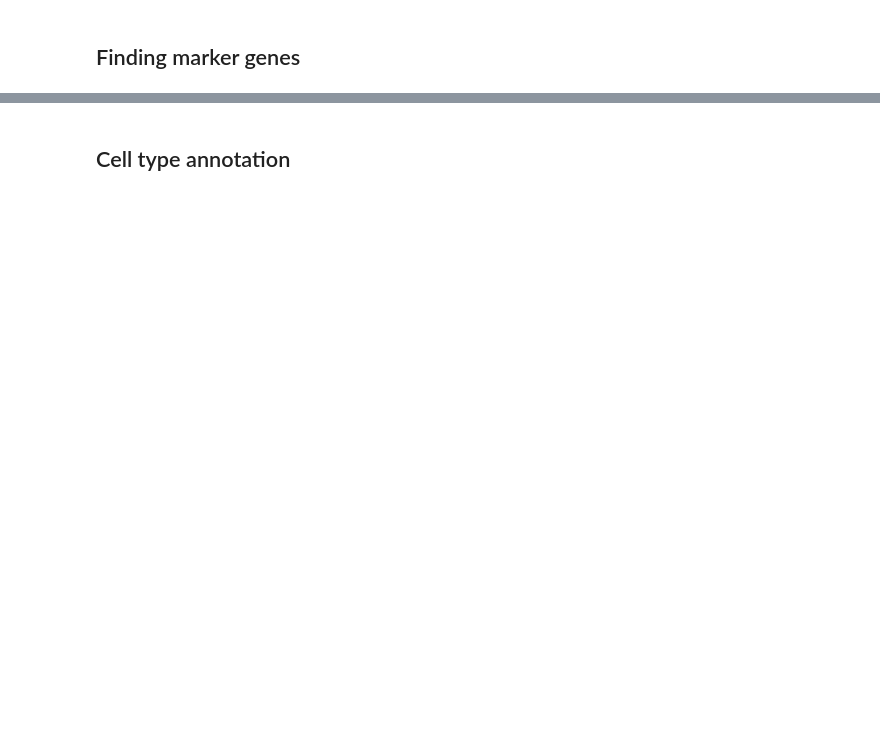
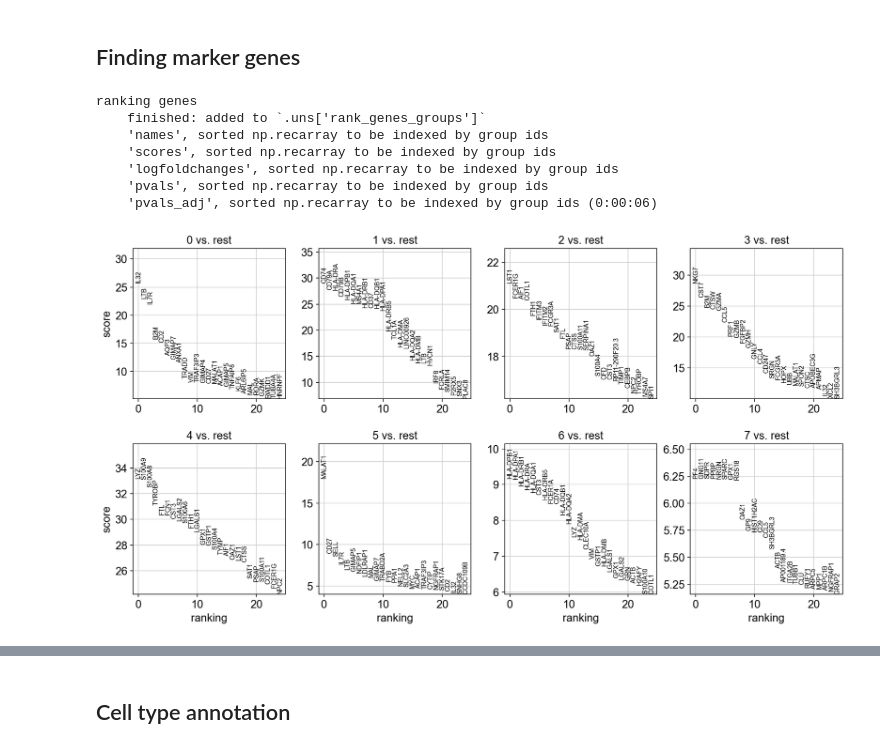
Before and after one commit to S-ParkLab/BIO36101, a Jupyter notebook: scRNA_seq_analysis/scRNA_seq_with_Scanpy.ipynb, the cells around one changed output, grey strips where cells are left out. Cells and saved outputs as stored; diff of their text form; code cells hidden in the pictures; blank space fills up the shorter version.

```diff
--- a/scRNA_seq_analysis/scRNA_seq_with_Scanpy.ipynb
+++ b/scRNA_seq_analysis/scRNA_seq_with_Scanpy.ipynb
@@ -18,7 +43,7 @@ sc.logging.print_header()
 results_file = "write/pbmc3k.h5ad"
 # %%
 adata = sc.read_10x_mtx(
-    "data/filtered_gene_bc_matrices/hg19/",
+    "pbmc3k_filtered_gene_bc_matrices/filtered_gene_bc_matrices/hg19/",
     var_names="gene_symbols",
     cache=True,
 )
@@ -114,8 +206,17 @@ sc.pl.umap(adata, color=["leiden", "CD14", "NKG7"])
 # %% [markdown]
 ## Finding marker genes
 # %%
-sc.tl.rank_genes_groups(adata, "leiden", mask_var="highly_variable", method="t-test")
+sc.tl.rank_genes_groups(adata, "leiden", mask_var="highly_variable", method="wilcoxon")
 sc.pl.rank_genes_groups(adata, n_genes=25, sharey=False)
+# %% [output]
+ranking genes
+    finished: added to `.uns['rank_genes_groups']`
+    'names', sorted np.recarray to be indexed by group ids
+    'scores', sorted np.recarray to be indexed by group ids
+    'logfoldchanges', sorted np.recarray to be indexed by group ids
+    'pvals', sorted np.recarray to be indexed by group ids
+    'pvals_adj', sorted np.recarray to be indexed by group ids (0:00:06)
+[figure, added]
 # %%
 # Savepoint
 adata.write(results_file)
```
Also changed, not shown: parts of 31 cells of this notebook.
